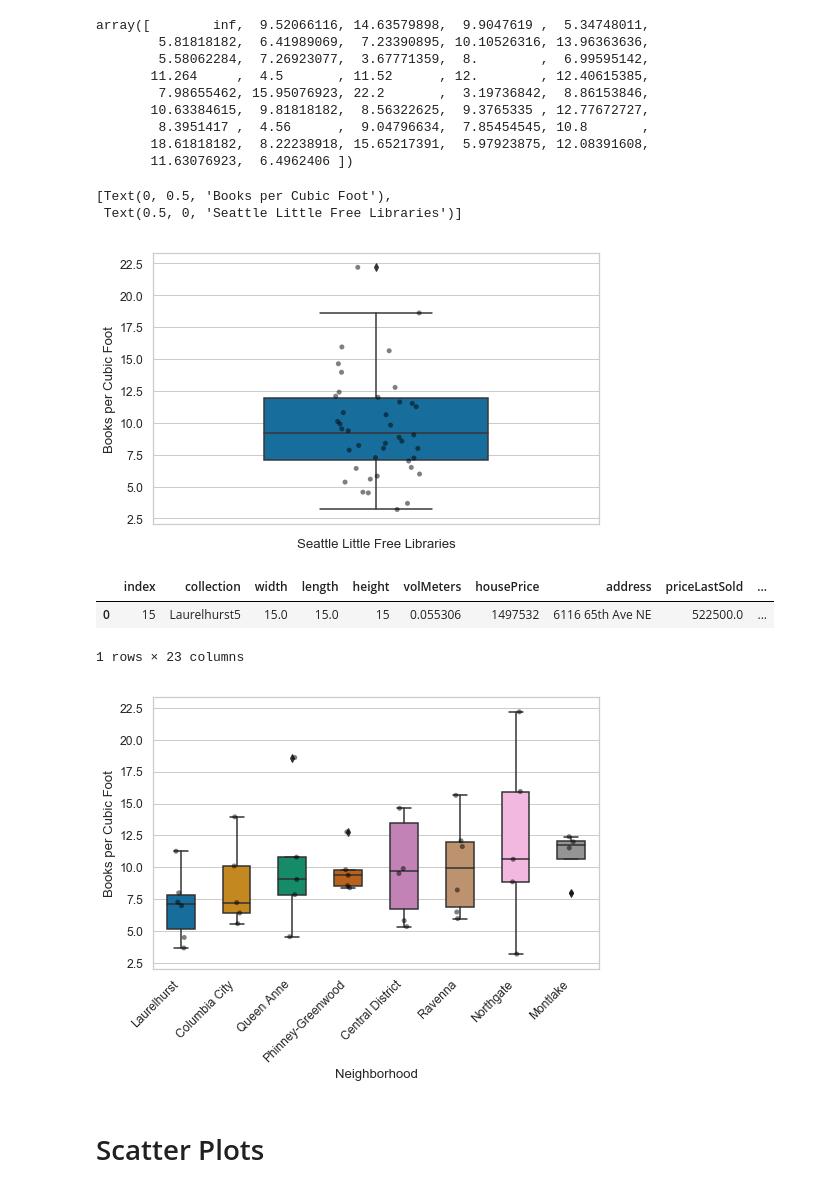
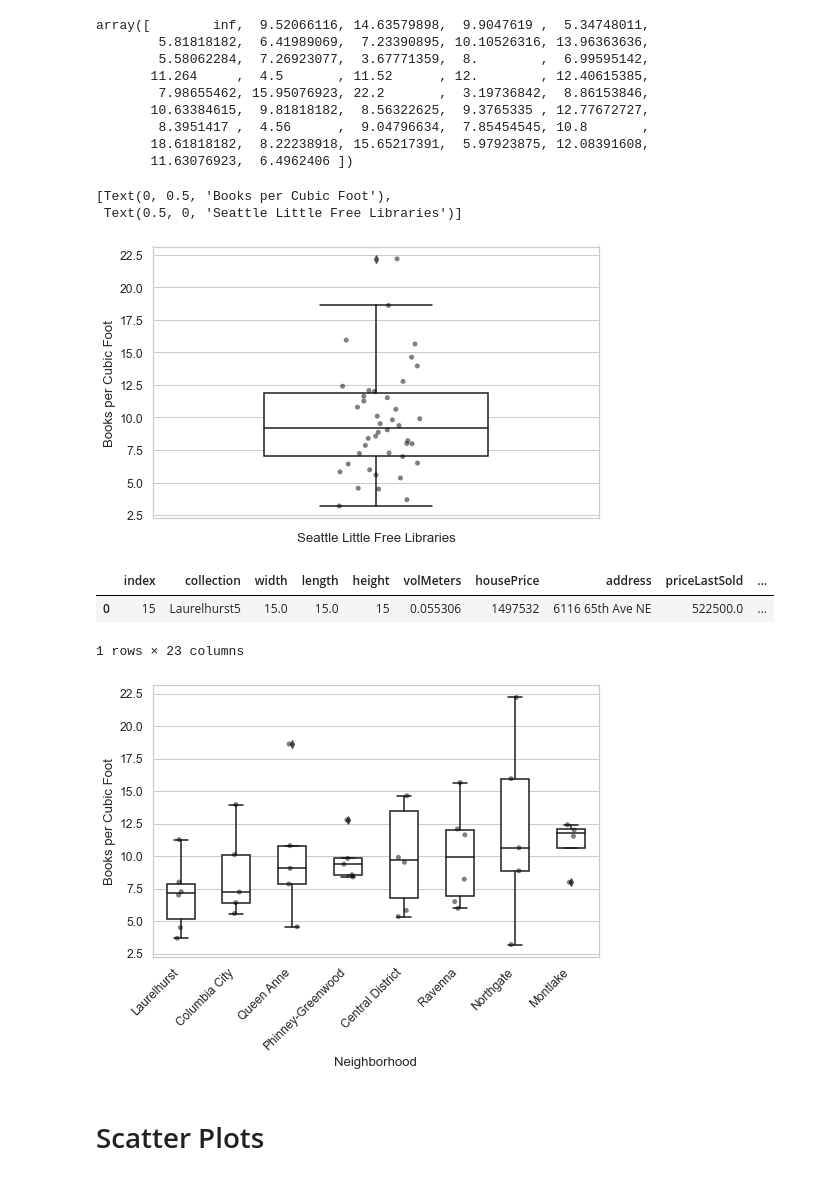
Before and after one commit to amckennafoster/seattle-littlefreelibrary, a Jupyter notebook: code/LFL-Analysis.ipynb, the cells around one changed output. Saved outputs shown, nothing was run; the diff lists cells and outputs as text; code cells hidden in the pictures.

Commit message:
author analysis in python

```diff
--- a/code/LFL-Analysis.ipynb
+++ b/code/LFL-Analysis.ipynb
@@ -381,0 +474,33 @@ for item in bplot.get_xticklabels():
+# %%
+#Plots using Seaborn
+sns.set(style='whitegrid', palette="deep", font_scale=1.1, rc={"figure.figsize": [8, 5]})
+
+bplot = sns.boxplot(y='percent', x='neighborhood', data=bksaoc,
+                 width=0.5)
+#                 palette="colorblind")
+
+#Remove default colors
+plt.setp(bplot.artists, edgecolor = 'k', facecolor='w')
+plt.setp(bplot.lines, color='k')
+
+# add stripplot to boxplot with Seaborn
+bplot=sns.stripplot(y='percent', x='neighborhood', data=bksaoc,
+                   jitter=True,
+                   marker='o',
+                   alpha=0.5,
+                   color='black')
+
+#Set y axis label and scale
+
+bplot.set_ylabel("Proportion Authors of Color",
+                fontsize=14)
+bplot.set_xlabel("Neighborhood",
+                fontsize=14)
+bplot.set(ylim=(0, 0.4))
+
+
+
+#rotate labels
+for item in bplot.get_xticklabels():
+    item.set_rotation(45)
+    item.set_ha('right') #This sets horizontal alignment
@@ -484,21 +611,25 @@ array([        inf,  9.52066116, 14.63579898,  9.9047619 ,  5.34748011,
 # %%
 #Plots using Seaborn
 bksctstatplot = sns.boxplot(y='bkPerVol', data=bksctstat,
-                 width=0.5,
-                 palette="colorblind")
+                 width=0.5)
+#                palette="colorblind")
+
+#Remove default colors
+plt.setp(bksctstatplot.artists, edgecolor = 'k', facecolor='w')
+plt.setp(bksctstatplot.lines, color='k')
 
 # add stripplot to boxplot with Seaborn
 bksctstatplot =sns.stripplot(y='bkPerVol', data=bksctstat,
                    jitter=True,
                    marker='o',
                    alpha=0.5,
                    color='black')
 
 bksctstatplot.set(xlabel='Seattle Little Free Libraries', ylabel='Books per Cubic Foot')
 # %% [output]
 [Text(0, 0.5, 'Books per Cubic Foot'),
  Text(0.5, 0, 'Seattle Little Free Libraries')]
-[figure, old version]
+[figure, new version]
 # %%
 #Set up the dataframe to plot median book per volume by neighborhood
 
@@ -515,8 +646,12 @@ bksctstat.head(1)
 
 
 bksctstatplot = sns.boxplot(y='bkPerVol', x='neighborhood', data=bksctstat,
-                 width=0.5,
-                 palette="colorblind")
+                 width=0.5)
+#                 palette="colorblind")
+
+#Remove default colors
+plt.setp(bksctstatplot.artists, edgecolor = 'k', facecolor='w')
+plt.setp(bksctstatplot.lines, color='k')
 
 # add stripplot to boxplot with Seaborn
 bksctstatplot=sns.stripplot(y='bkPerVol', x='neighborhood', data=bksctstat,
@@ -532,7 +667,7 @@ for item in bksctstatplot.get_xticklabels():
     item.set_rotation(45)
     item.set_ha('right')
 # %% [output]
-[figure, old version]
+[figure, new version]
 # %%
 bksctstat.to_csv('bkstats.csv', mode = 'w', index=False)
 # %% [markdown]
```
Also changed, not shown: parts of 25 cells of this notebook, 2 other files.
